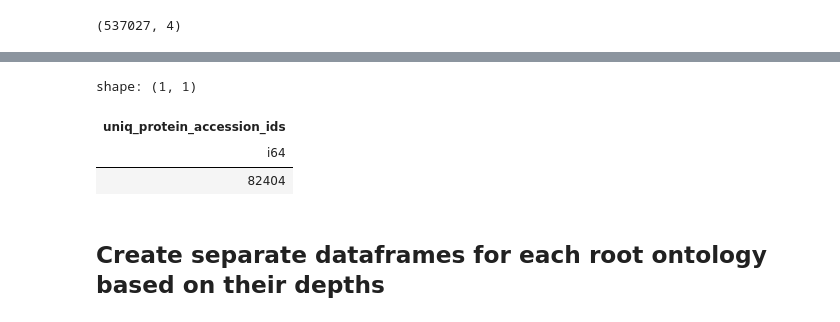
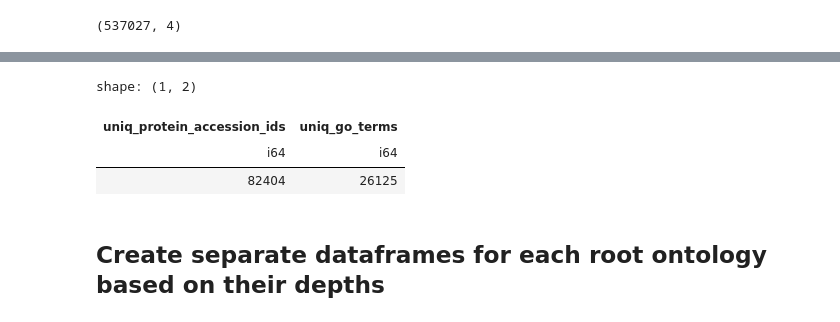
Before and after one commit to sumaniitm/cafa-6-protein-function-prediction-kaggle, a Jupyter notebook: cafa-suman-ontology-based-features.ipynb, the cells around one changed output, grey strips where cells are left out. Cells and saved outputs as stored; diff of their text form; code cells hidden in the pictures.

```diff
--- a/cafa-suman-ontology-based-features.ipynb
+++ b/cafa-suman-ontology-based-features.ipynb
@@ -294,10 +289,11 @@ shape: (3, 4)
 # %%
-dd.sql("select count(distinct(protein_accession_id)) as uniq_protein_accession_ids from train_terms_w_embeds").pl()
+dd.sql("select count(distinct(protein_accession_id)) as uniq_protein_accession_ids, \
+count(distinct(term)) as uniq_go_terms from train_terms_w_embeds").pl()
 # %% [output]
-shape: (1, 1)
+shape: (1, 2)
-| uniq_protein_accession_ids |
-| i64 |
-| 82404 |
+| uniq_protein_accession_ids | uniq_go_terms |
+| i64 | i64 |
+| 82404 | 26125 |
 # %% [markdown]
 ## Create separate dataframes for each root ontology based on their depths
 # %% [markdown]
```
Also changed, not shown: parts of 56 cells of this notebook.
